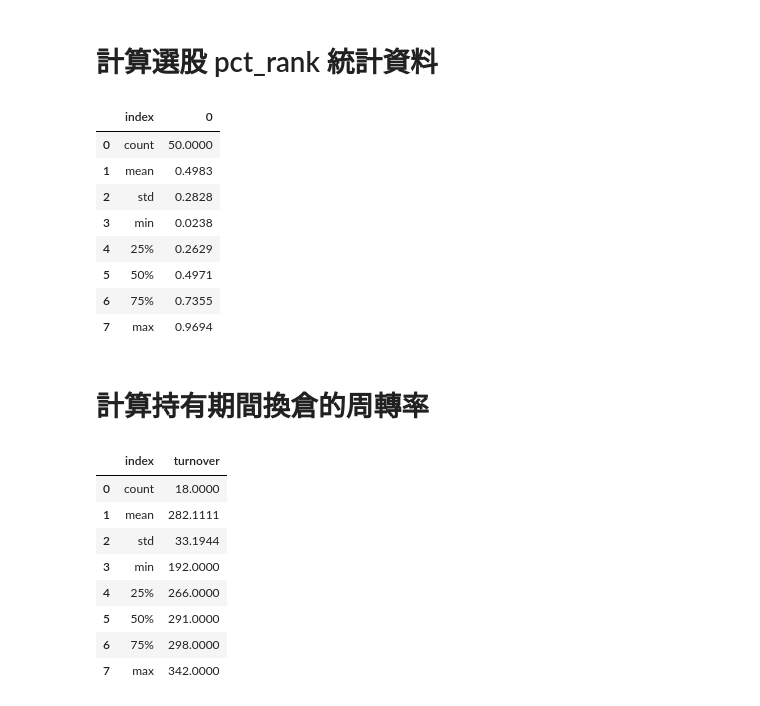
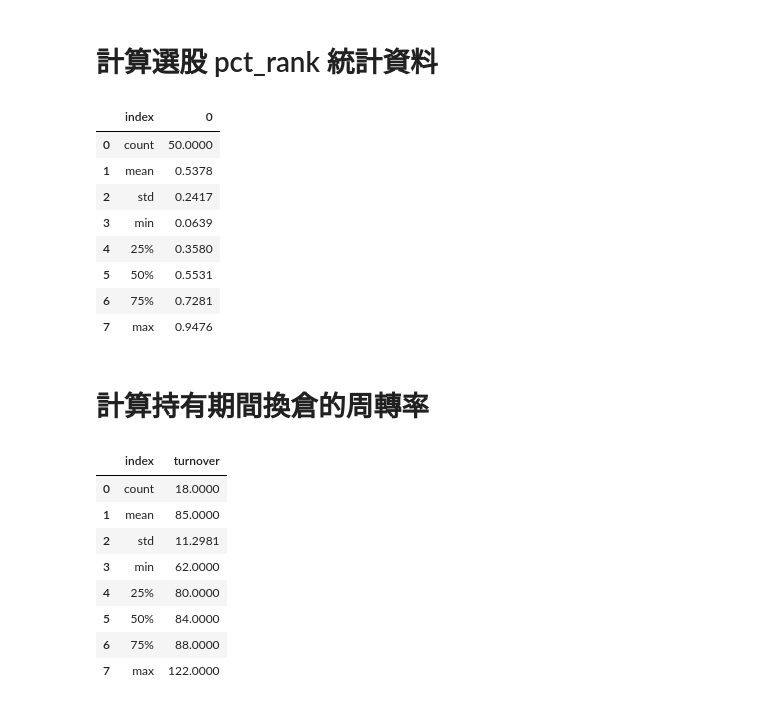
Before and after one commit to vayvay0993/hidiv, a Jupyter notebook: main_05_backtest.ipynb, the cells around one changed output. Saved outputs shown, nothing was run; the diff lists cells and outputs as text; code cells hidden in the pictures.

```diff
--- a/main_05_backtest.ipynb
+++ b/main_05_backtest.ipynb
@@ -45,8 +44,10 @@ df_price['unadj_price'] = df_price['unadj_price'].astype(float)
 df_price['yesterday_price'] = df_price['yesterday_price'].astype(float)
 # %%
 # select model
+model_folder_name = '20230719_083148'
 # model_folder_name = '20230712_173216'
-model_folder_name = '20230711_171428'
+# model_folder_name = '20230712_173216'
+# model_folder_name = '20230711_171428'
 # model_folder_name = '20230711_110457'
 # model_folder_name = '20230707_140403'
 # model_folder_name = '20230706_141045'
@@ -63,11 +64,17 @@ setting = ut.load_json(f'./data/model/{model_folder_name}/setting.json')
 print(setting.keys())
 print(setting['factor_columns'])
 
-
+apply_restrict_index = 1
+base_portfolio_number = 50
+restrict_portfolio_number = 60
 
 # df_dividend_select.to_feather(f'./data/model/{model_folder_name}/df_dividend_select.feather')
 # df_dividend_select = pd.read_feather(f'./data/model/{model_folder_name}/df_dividend_select.feather')
-df_dividend_select = pd.read_feather(f'./data/model/{model_folder_name}/df_buffer_result_{apply_buffer_index}_{base_portfolio_number}_{buffer_portfolio_number}.feather')
+# df_dividend_select = pd.read_feather(f'./data/model/{model_folder_name}/df_buffer_result_{apply_buffer_index}_{base_portfolio_number}_{buffer_portfolio_number}.feather')
+df_dividend_select = pd.read_feather(f'./data/model/{model_folder_name}/df_restrict_result_{apply_restrict_index}_{base_portfolio_number}_{restrict_portfolio_number}.feather')
+# df_select_filter_dividends_yield_top_50.to_feather(f'./data/model/{model_folder_name}/df_select_filter_dividends_yield_top_50.feather')
+# df_dividend_select = pd.read_feather(f'./data/model/{model_folder_name}/df_select_filter_dividends_yield_top_50.feather')
+# df_dividend_select_benchmark = pd.read_feather(f'./data/model/{model_folder_name}/df_select_filter_dividends_yield_benchmark.feather')
 
 # load df_factor from data/model/model_folder_name/df_factor_all.feather
 df_factor_all = pd.read_feather(f'./data/model/{model_folder_name}/df_factor_all_select.feather')
@@ -121,19 +144,19 @@ df_quaterly_div.groupby('year')['unadj_yield'].sum().plot(kind='bar')
 # 計算選股 pct_rank 統計資料
 # %%
 # create pct_rank for y by date
-df_factor_all['y_pct_rank'] = df_factor_all.groupby('date')['y'].rank(pct=True, ascending=False)
+df_factor_all['y_pct_rank'] = df_factor_all.groupby('date')['y'].rank(pct=True, ascending=True)
 df_dividend_select = df_dividend_select.merge(df_factor_all[['ticker','date','y_pct_rank']],on=['ticker','date'],how='left')
 df_dividend_select.groupby('date')['y_pct_rank'].describe().mean().reset_index()
 # %% [output]
 |  | index | 0 |
 | 0 | count | 50.0000 |
-| 1 | mean | 0.4983 |
-| 2 | std | 0.2828 |
-| 3 | min | 0.0238 |
-| 4 | 25% | 0.2629 |
-| 5 | 50% | 0.4971 |
-| 6 | 75% | 0.7355 |
-| 7 | max | 0.9694 |
+| 1 | mean | 0.5378 |
+| 2 | std | 0.2417 |
+| 3 | min | 0.0639 |
+| 4 | 25% | 0.3580 |
+| 5 | 50% | 0.5531 |
+| 6 | 75% | 0.7281 |
+| 7 | max | 0.9476 |
 # %% [markdown]
 # 計算持有期間換倉的周轉率
 # %%
@@ -147,16 +170,19 @@ df_weight.fillna(0,inplace=True)
 df_weight_change = df_weight.diff().abs() / 2 * 100
 df_quarterly_turnover = df_weight_change.sum(axis=1).reset_index()
 df_quarterly_turnover.columns = ['rebalance_date','turnover']
+
 df_quarterly_turnover['year'] = df_quarterly_turnover['rebalance_date'].dt.year
+df_quarterly_turnover['quarter'] = df_quarterly_turnover['rebalance_date'].dt.quarter
 df_yearly_turnover = df_quarterly_turnover.groupby('year')['turnover'].sum().reset_index()
+# df_yearly_turnover = df_quarterly_turnover.groupby('quarter')['turnover'].mean().reset_index()
 df_yearly_turnover['turnover'].describe().reset_index()
 # %% [output]
 |  | index | turnover |
 | 0 | count | 18.0000 |
-| 1 | mean | 282.1111 |
-| 2 | std | 33.1944 |
-| 3 | min | 192.0000 |
-| 4 | 25% | 266.0000 |
-| 5 | 50% | 291.0000 |
-| 6 | 75% | 298.0000 |
-| 7 | max | 342.0000 |
+| 1 | mean | 85.0000 |
+| 2 | std | 11.2981 |
+| 3 | min | 62.0000 |
+| 4 | 25% | 80.0000 |
+| 5 | 50% | 84.0000 |
+| 6 | 75% | 88.0000 |
+| 7 | max | 122.0000 |
```
Also changed, not shown: parts of 5 cells of this notebook, 3 other files.
